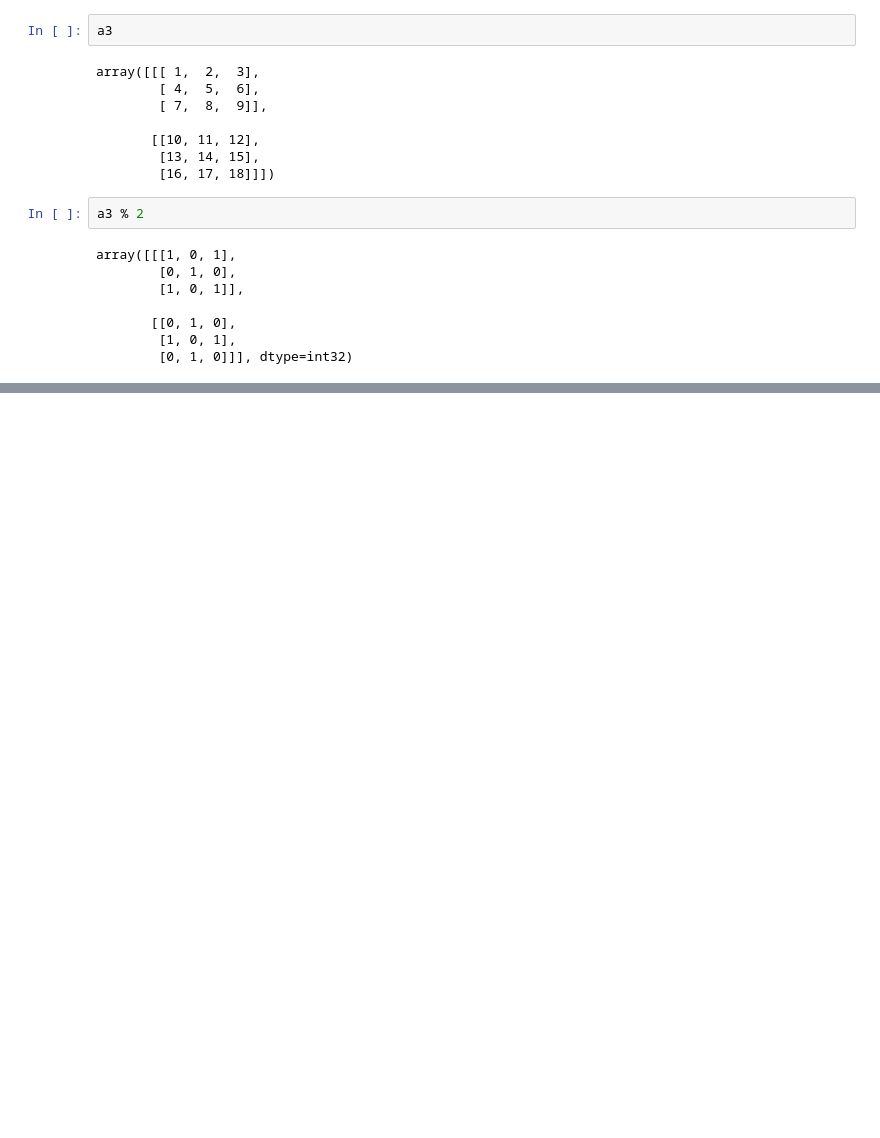
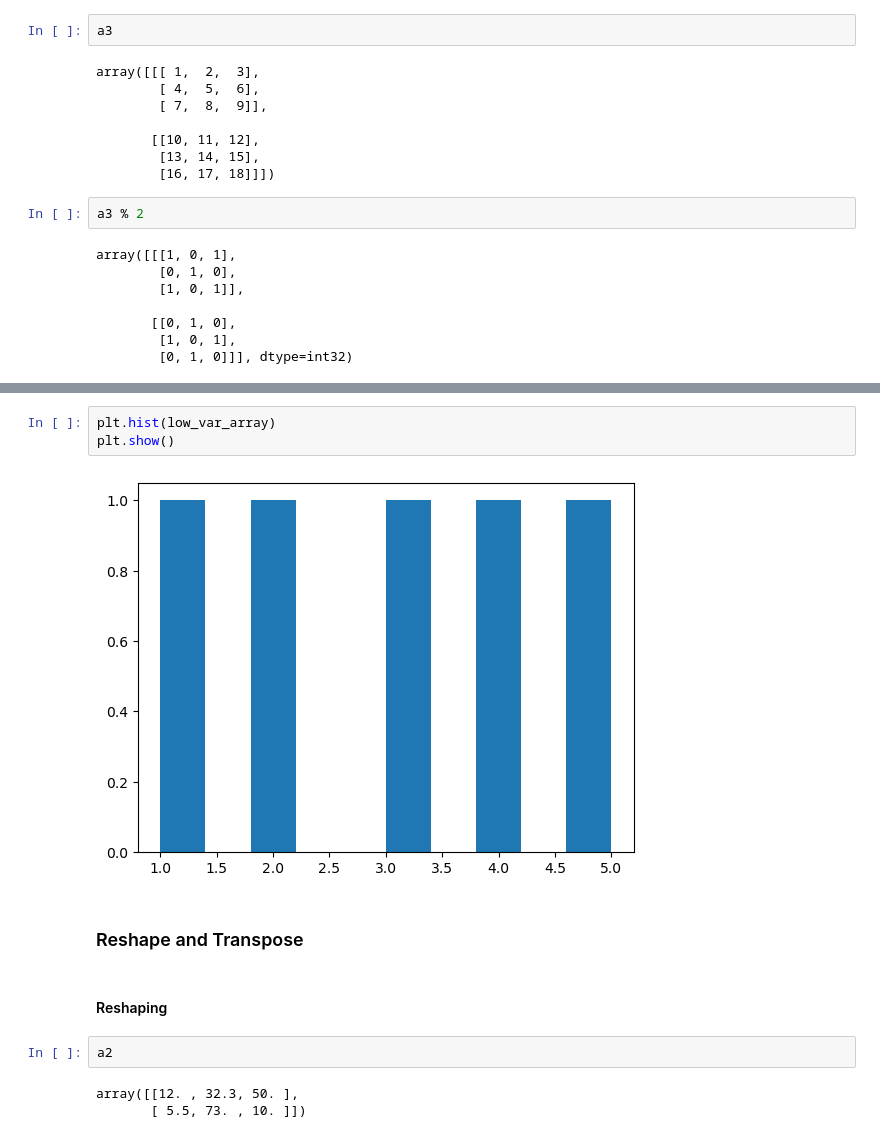
Before and after one commit to mebestaca/Path-to-Machine-Learning, a Jupyter notebook: Introduction to Numpy/Introduction to Numpy.ipynb, the cells around one changed output, grey strips where cells are left out. Saved outputs shown, nothing was run; the diff lists cells and outputs as text; blank space fills up the shorter version.

```diff
--- a/Introduction to Numpy/Introduction to Numpy.ipynb
+++ b/Introduction to Numpy/Introduction to Numpy.ipynb
@@ -484,0 +536,14 @@ array([[[1, 0, 1],
+# %%
+plt.hist(low_var_array)
+plt.show()
+# %% [output]
+[figure, added]
+# %% [markdown]
+### Reshape and Transpose
+# %% [markdown]
+#### Reshaping
+# %%
+a2
+# %% [output]
+array([[12. , 32.3, 50. ],
+       [ 5.5, 73. , 10. ]])
```
Also changed, not shown: parts of 31 cells of this notebook.
